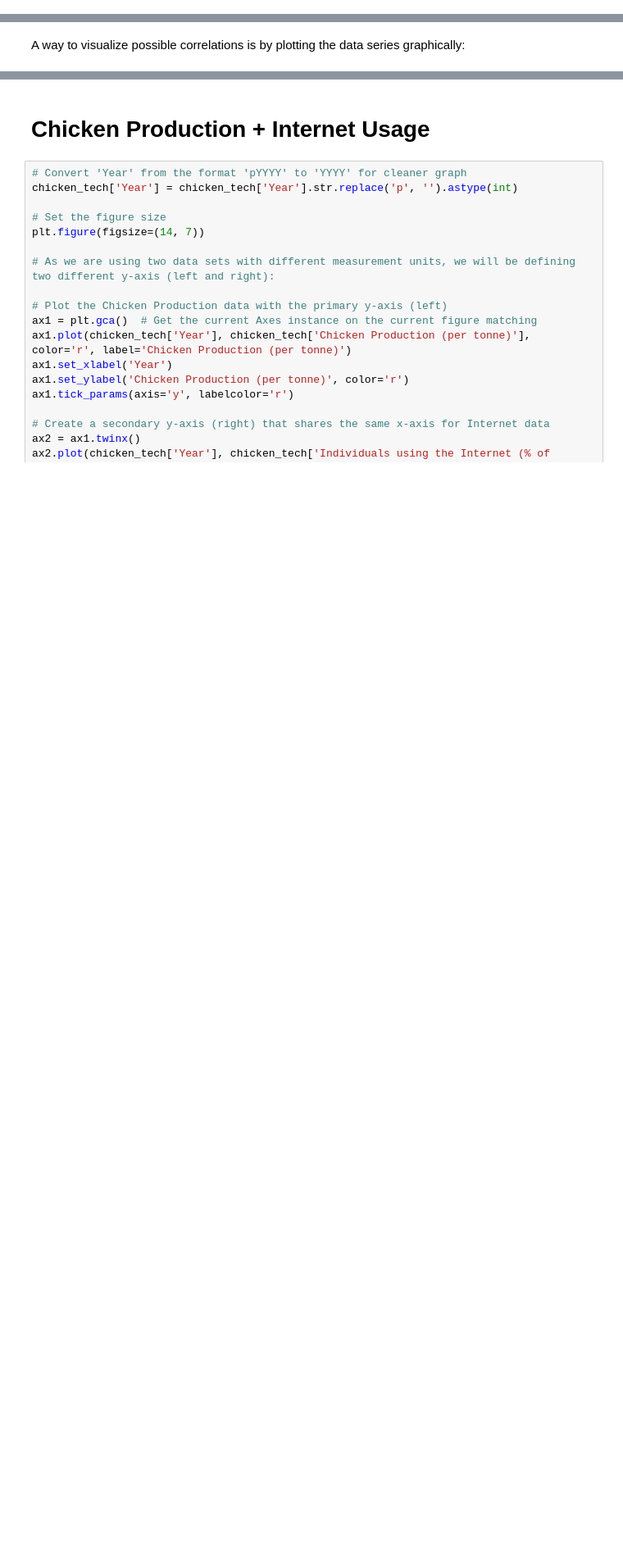
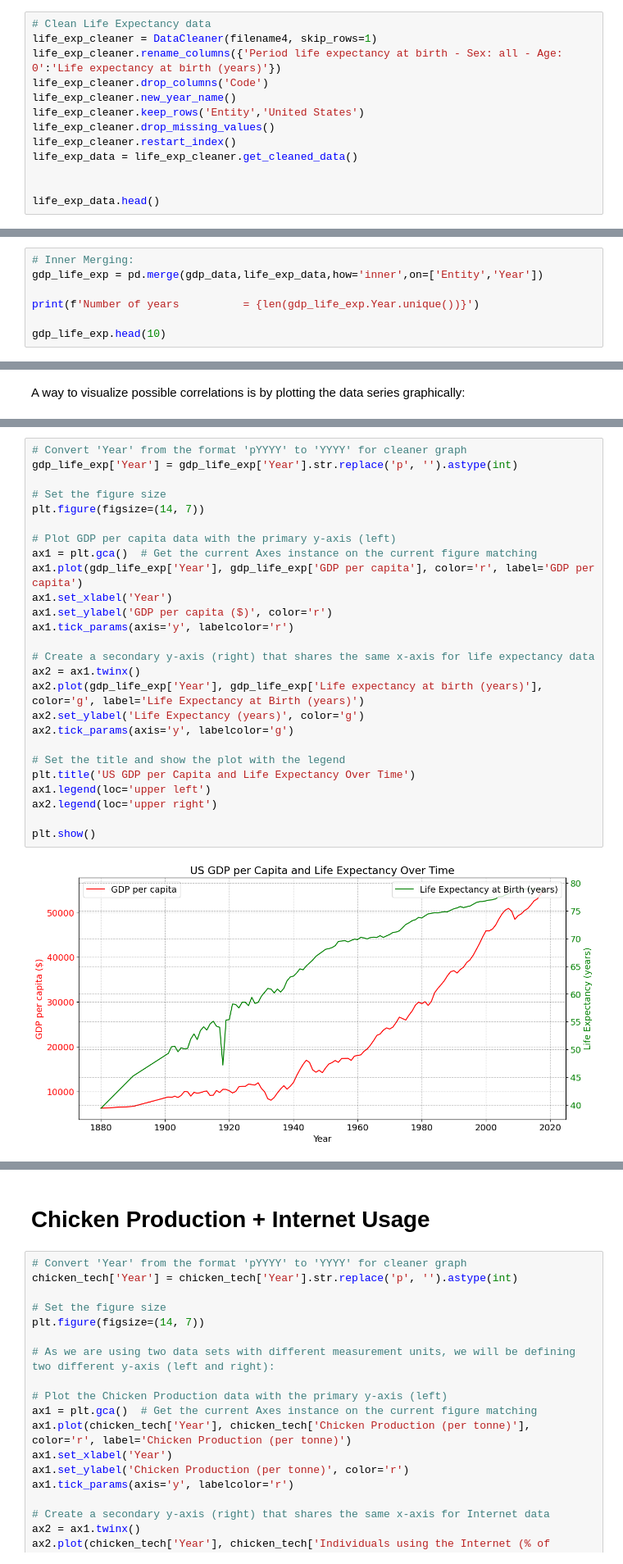
Before and after one commit to NumEconCopenhagen/projects-2024-isabel_nicole_snorri, a Jupyter notebook: dataproject/Data_BELI_PART.ipynb, the cells around one changed output, grey strips where cells are left out. Shown at 82% size. Saved outputs shown, nothing was run; the diff lists cells and outputs as text; blank space fills up the shorter version.

```diff
--- a/dataproject/Data_BELI_PART.ipynb
+++ b/dataproject/Data_BELI_PART.ipynb
@@ -353,0 +376,13 @@ TypeError: 'DataCleaner' object is not subscriptable
+# %%
+# Clean Life Expectancy data
+life_exp_cleaner = DataCleaner(filename4, skip_rows=1)
+life_exp_cleaner.rename_columns({'Period life expectancy at birth - Sex: all - Age: 0':'Life expectancy at birth (years)'})
+life_exp_cleaner.drop_columns('Code')
+life_exp_cleaner.new_year_name()
+life_exp_cleaner.keep_rows('Entity','United States')
+life_exp_cleaner.drop_missing_values()
+life_exp_cleaner.restart_index()
+life_exp_data = life_exp_cleaner.get_cleaned_data()
+
+
+life_exp_data.head()
@@ -406,0 +471,7 @@ Number of years          = 31
+# %%
+# Inner Merging:
+gdp_life_exp = pd.merge(gdp_data,life_exp_data,how='inner',on=['Entity','Year'])
+
+print(f'Number of years          = {len(gdp_life_exp.Year.unique())}')
+
+gdp_life_exp.head(10)
@@ -417,0 +497,28 @@ A way to visualize possible correlations is by plotting the data series graphica
+# %%
+# Convert 'Year' from the format 'pYYYY' to 'YYYY' for cleaner graph
+gdp_life_exp['Year'] = gdp_life_exp['Year'].str.replace('p', '').astype(int)
+
+# Set the figure size
+plt.figure(figsize=(14, 7))
+
+# Plot GDP per capita data with the primary y-axis (left)
+ax1 = plt.gca()  # Get the current Axes instance on the current figure matching
+ax1.plot(gdp_life_exp['Year'], gdp_life_exp['GDP per capita'], color='r', label='GDP per capita')
+ax1.set_xlabel('Year')
+ax1.set_ylabel('GDP per capita ($)', color='r')
+ax1.tick_params(axis='y', labelcolor='r')
+
+# Create a secondary y-axis (right) that shares the same x-axis for life expectancy data
+ax2 = ax1.twinx()
+ax2.plot(gdp_life_exp['Year'], gdp_life_exp['Life expectancy at birth (years)'], color='g', label='Life Expectancy at Birth (years)')
+ax2.set_ylabel('Life Expectancy (years)', color='g')
+ax2.tick_params(axis='y', labelcolor='g')
+
+# Set the title and show the plot with the legend
+plt.title('US GDP per Capita and Life Expectancy Over Time')
+ax1.legend(loc='upper left')
+ax2.legend(loc='upper right')
+
+plt.show()
+# %% [output]
+[figure, added]
```
Also changed, not shown: parts of 27 cells of this notebook, 1 other file.
